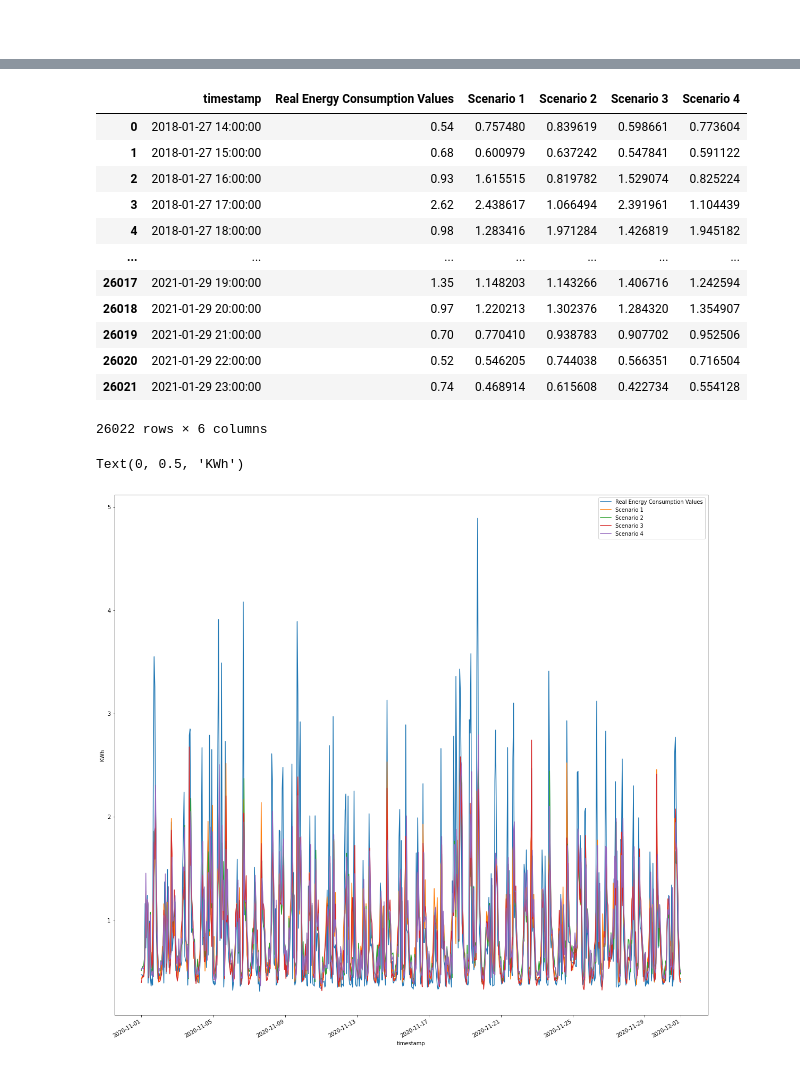
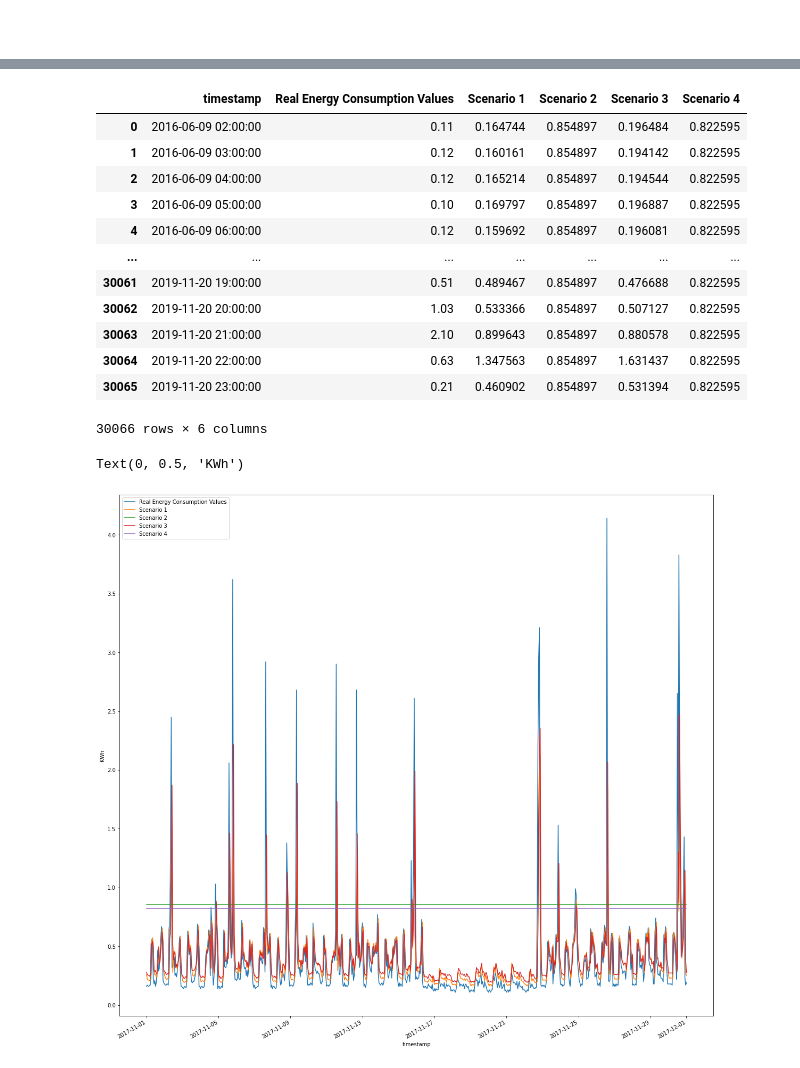
Before and after one commit to rishabhjain1997/Energy-Datasets, a Jupyter notebook: Deficit_Graphs.ipynb, the cells around one changed output, grey strips where cells are left out. Drawn from its saved outputs; the diff is of its cells as text; code cells hidden in the pictures.

```diff
--- a/Deficit_Graphs.ipynb
+++ b/Deficit_Graphs.ipynb
@@ -35,45 +35,54 @@ import seaborn as sns
 # %%
 # Scenario 1
-scenario1_cluster0_results_file = open("Models/Scenario1/Objects/RNN/zero_cluster_results.pickle", "rb")
+scenario1_cluster0_results_file = open("Models/Scenario1/Objects/LSTM/zero_cluster_results.pickle", "rb")
 scenario1_cluster0_results = pickle.load(scenario1_cluster0_results_file)
 scenario1_cluster0_results_file.close()
 
-scenario1_cluster1_results_file = open("Models/Scenario1/Objects/RNN/one_cluster_results.pickle", "rb")
+scenario1_cluster1_results_file = open("Models/Scenario1/Objects/LSTM/one_cluster_results.pickle", "rb")
 scenario1_cluster1_results = pickle.load(scenario1_cluster1_results_file)
 scenario1_cluster1_results_file.close()
 
-scenario1_cluster2_results_file = open("Models/Scenario1/Objects/RNN/two_cluster_results.pickle", "rb")
+scenario1_cluster2_results_file = open("Models/Scenario1/Objects/LSTM/two_cluster_results.pickle", "rb")
 scenario1_cluster2_results = pickle.load(scenario1_cluster2_results_file)
 scenario1_cluster2_results_file.close()
 
-scenario1_cluster3_results_file = open("Models/Scenario1/Objects/RNN/three_cluster_results.pickle", "rb")
+scenario1_cluster3_results_file = open("Models/Scenario1/Objects/LSTM/three_cluster_results.pickle", "rb")
 scenario1_cluster3_results = pickle.load(scenario1_cluster3_results_file)
 scenario1_cluster3_results_file.close()
 
+scenario1_cluster4_results_file = open("Models/Scenario1/Objects/LSTM/four_cluster_results.pickle", "rb")
+scenario1_cluster4_results = pickle.load(scenario1_cluster4_results_file)
+scenario1_cluster4_results_file.close()
+
 # Scenario 3
-scenario3_cluster0_results_file = open("Models/Scenario3/Objects/RNN/zero_cluster_results.pickle", "rb")
+scenario3_cluster0_results_file = open("Models/Scenario3/Objects/LSTM/zero_cluster_results.pickle", "rb")
 scenario3_cluster0_results = pickle.load(scenario3_cluster0_results_file)
 scenario3_cluster0_results_file.close()
 
-scenario3_cluster1_results_file = open("Models/Scenario3/Objects/RNN/one_cluster_results.pickle", "rb")
+scenario3_cluster1_results_file = open("Models/Scenario3/Objects/LSTM/one_cluster_results.pickle", "rb")
 scenario3_cluster1_results = pickle.load(scenario3_cluster1_results_file)
 scenario3_cluster1_results_file.close()
 
-scenario3_cluster2_results_file = open("Models/Scenario3/Objects/RNN/two_cluster_results.pickle", "rb")
+scenario3_cluster2_results_file = open("Models/Scenario3/Objects/LSTM/two_cluster_results.pickle", "rb")
 scenario3_cluster2_results = pickle.load(scenario3_cluster2_results_file)
 scenario3_cluster2_results_file.close()
 
-scenario3_cluster3_results_file = open("Models/Scenario3/Objects/RNN/three_cluster_results.pickle", "rb")
+scenario3_cluster3_results_file = open("Models/Scenario3/Objects/LSTM/three_cluster_results.pickle", "rb")
 scenario3_cluster3_results = pickle.load(scenario3_cluster3_results_file)
 scenario3_cluster3_results_file.close()
 
+
+scenario3_cluster4_results_file = open("Models/Scenario3/Objects/LSTM/four_cluster_results.pickle", "rb")
+scenario3_cluster4_results = pickle.load(scenario3_cluster4_results_file)
+scenario3_cluster4_results_file.close()
+
 # Scenario 2
-all_cluster_results_file = open("Models/Scenario2/Objects/RNN/all_cluster_results.pickle", "rb")
+all_cluster_results_file = open("Models/Scenario2/Objects/LSTM/all_cluster_results.pickle", "rb")
 all_cluster_results = pickle.load( all_cluster_results_file)
 all_cluster_results_file.close()
 
 # Scenario 4
-scenario_4_all_cluster_results_file = open("Models/Scenario4/Objects/RNN/all_cluster_results.pickle", "rb")
+scenario_4_all_cluster_results_file = open("Models/Scenario4/Objects/LSTM/all_cluster_results.pickle", "rb")
 scenario_4_all_cluster_results=pickle.load(scenario_4_all_cluster_results_file)
 scenario_4_all_cluster_results_file.close()
 # %%
@@ -286,34 +287,34 @@ Text(0, 0.5, 'KWh')
 # %%
-# House 3: Cluster 3
-scenario1_cluster3 = scenario1_cluster3_results[3][['timestamp','energy_kWh', 'energy_predicted']].rename(columns={'energy_kWh': 'Real Energy Consumption Values', 'energy_predicted': 'Scenario 1'})
-scenario3_cluster3 = scenario3_cluster3_results[3][[ 'energy_predicted']].rename(columns={'energy_predicted': 'Scenario 3'})
-scenario4_cluster3 = scenario_4_all_cluster_results[3][[ 'energy_predicted']].rename(columns={'energy_predicted': 'Scenario 4'})
-scenario2_cluster3 = all_cluster_results[3][[ 'energy_predicted']].rename(columns={'energy_predicted': 'Scenario 2'})
+# House 2: Cluster 3
+scenario1_cluster3 = scenario1_cluster3_results[2][['timestamp','energy_kWh', 'energy_predicted']].rename(columns={'energy_kWh': 'Real Energy Consumption Values', 'energy_predicted': 'Scenario 1'})
+scenario3_cluster3 = scenario3_cluster3_results[2][[ 'energy_predicted']].rename(columns={'energy_predicted': 'Scenario 3'})
+scenario4_cluster3 = scenario_4_all_cluster_results[2][[ 'energy_predicted']].rename(columns={'energy_predicted': 'Scenario 4'})
+scenario2_cluster3 = all_cluster_results[2][[ 'energy_predicted']].rename(columns={'energy_predicted': 'Scenario 2'})
 house3 = pd.concat([scenario1_cluster3, scenario2_cluster3, scenario3_cluster3, scenario4_cluster3], axis=1)
-house3['timestamp'] = house3['timestamp'] + pd.offsets.DateOffset(years=3)
+#house3['timestamp'] = house3['timestamp'] + pd.offsets.DateOffset(years=3)
 house3
 # %% [output]
 |  | timestamp | Real Energy Consumption Values | Scenario 1 | Scenario 2 | Scenario 3 | Scenario 4 |
-| 0 | 2018-01-27 14:00:00 | 0.54 | 0.757480 | 0.839619 | 0.598661 | 0.773604 |
-| 1 | 2018-01-27 15:00:00 | 0.68 | 0.600979 | 0.637242 | 0.547841 | 0.591122 |
-| 2 | 2018-01-27 16:00:00 | 0.93 | 1.615515 | 0.819782 | 1.529074 | 0.825224 |
-| 3 | 2018-01-27 17:00:00 | 2.62 | 2.438617 | 1.066494 | 2.391961 | 1.104439 |
-| 4 | 2018-01-27 18:00:00 | 0.98 | 1.283416 | 1.971284 | 1.426819 | 1.945182 |
+| 0 | 2016-06-09 02:00:00 | 0.11 | 0.164744 | 0.854897 | 0.196484 | 0.822595 |
+| 1 | 2016-06-09 03:00:00 | 0.12 | 0.160161 | 0.854897 | 0.194142 | 0.822595 |
+| 2 | 2016-06-09 04:00:00 | 0.12 | 0.165214 | 0.854897 | 0.194544 | 0.822595 |
+| 3 | 2016-06-09 05:00:00 | 0.10 | 0.169797 | 0.854897 | 0.196887 | 0.822595 |
+| 4 | 2016-06-09 06:00:00 | 0.12 | 0.159692 | 0.854897 | 0.196081 | 0.822595 |
 | ... | ... | ... | ... | ... | ... | ... |
-| 26017 | 2021-01-29 19:00:00 | 1.35 | 1.148203 | 1.143266 | 1.406716 | 1.242594 |
-| 26018 | 2021-01-29 20:00:00 | 0.97 | 1.220213 | 1.302376 | 1.284320 | 1.354907 |
-| 26019 | 2021-01-29 21:00:00 | 0.70 | 0.770410 | 0.938783 | 0.907702 | 0.952506 |
-| 26020 | 2021-01-29 22:00:00 | 0.52 | 0.546205 | 0.744038 | 0.566351 | 0.716504 |
-| 26021 | 2021-01-29 23:00:00 | 0.74 | 0.468914 | 0.615608 | 0.422734 | 0.554128 |
+| 30061 | 2019-11-20 19:00:00 | 0.51 | 0.489467 | 0.854897 | 0.476688 | 0.822595 |
+| 30062 | 2019-11-20 20:00:00 | 1.03 | 0.533366 | 0.854897 | 0.507127 | 0.822595 |
+| 30063 | 2019-11-20 21:00:00 | 2.10 | 0.899643 | 0.854897 | 0.880578 | 0.822595 |
+| 30064 | 2019-11-20 22:00:00 | 0.63 | 1.347563 | 0.854897 | 1.631437 | 0.822595 |
+| 30065 | 2019-11-20 23:00:00 | 0.21 | 0.460902 | 0.854897 | 0.531394 | 0.822595 |
-26022 rows × 6 columns
+30066 rows × 6 columns
 # %%
-house3_2017 = house3[(house3['timestamp'] <= '2021-01-01') & (house3['timestamp'] >= '2020-01-01')].set_index('timestamp')
-house3_nov2017 = house3[(house3['timestamp'] <= '2020-12-01') & (house3['timestamp'] >= '2020-11-01')].set_index('timestamp')
+house3_2017 = house3[(house3['timestamp'] <= '2018-01-01') & (house3['timestamp'] >= '2017-01-01')].set_index('timestamp')
+house3_nov2017 = house3[(house3['timestamp'] <= '2017-12-01') & (house3['timestamp'] >= '2017-11-01')].set_index('timestamp')
 ax = house3_nov2017.plot(figsize=(20,20))
 ax.set_ylabel("KWh")
 # %% [output]
 Text(0, 0.5, 'KWh')
-[figure, old version]
+[figure, new version]
 # %%
 # House 15: Cluster 1
 scenario1_cluster1 = scenario1_cluster1_results[15][['timestamp','energy_kWh', 'energy_predicted']].rename(columns={'energy_kWh': 'Real Energy Consumption Values', 'energy_predicted': 'Scenario 1'})
```
Also changed, not shown: parts of 19 cells of this notebook, 3 other files.
